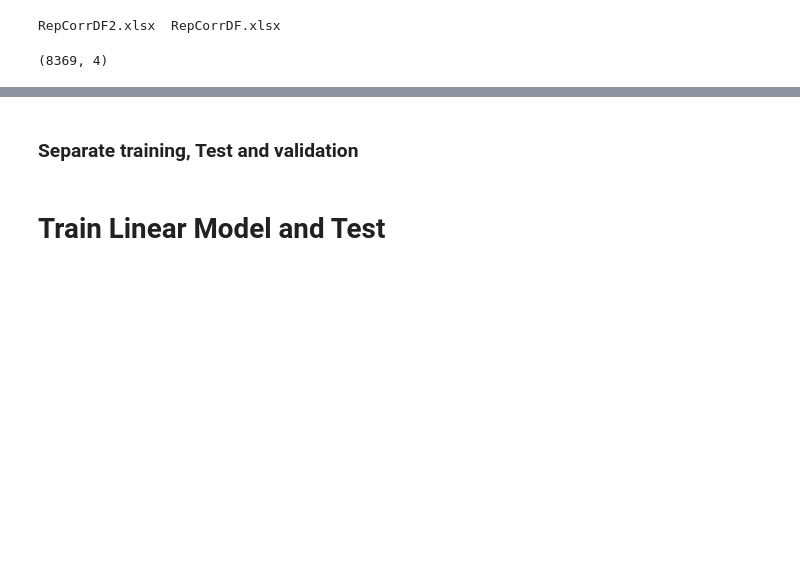
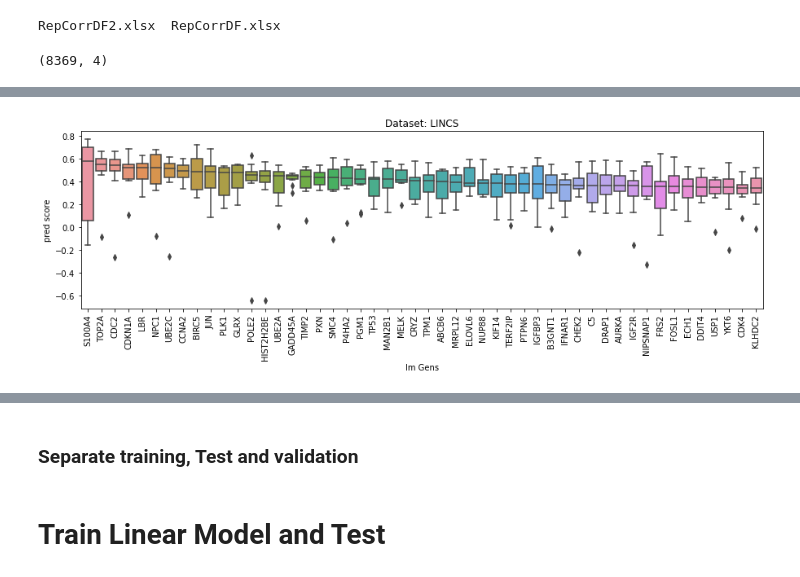
Before and after one commit to broadinstitute/2018_04_20_Rosetta, a Jupyter notebook: 4-CP-to-single-Gene.ipynb, the cells around one changed output, grey strips where cells are left out. Cells and saved outputs as stored; diff of their text form; code cells hidden in the pictures; blank space fills up the shorter version.

```diff
--- a/4-CP-to-single-Gene.ipynb
+++ b/4-CP-to-single-Gene.ipynb
@@ -262,0 +220,37 @@ l1k.groupby([pertColName]).size().median()
+# %%
+k_fold=20
+pred_df=pd.DataFrame(index=range(k_fold),columns=l1k_features)
+for l in l1k_features:
+    scores=lasso_cv(cp[cp_features],l1k[l],k_fold)
+    pred_df[l]=scores
+
+########################### mapping prob_ids to genes names
+meta=pd.read_csv("/home/ubuntu/bucket/projects/2018_04_20_Rosetta/workspace/metadata/affy_probe_gene_mapping.txt",delimiter="\t",header=None, names=["probe_id", "gene"])
+meta_gene_probID=meta.set_index('probe_id')
+d = dict(zip(meta_gene_probID.index, meta_gene_probID['gene']))
+pred_df = pred_df.rename(columns=d)
+
+########################### plot prediction scores sorted by the median across all folds scores
+sorted_gene_mean_scores=pred_df.median().reset_index().sort_values(by=[0],ascending=False)
+highPredDF=pd.melt(pred_df[sorted_gene_mean_scores[0:50]['index'].values.tolist()]).rename(columns={'variable':'lm Gens','value':'pred score'})
+
+f, axes = plt.subplots(figsize=(15,4))
+axes.set_title("Dataset: "+dataset)
+sns.boxplot(x="lm Gens", y="pred score", data=highPredDF,ax=axes)
+axes.set_xticklabels(axes.get_xticklabels(),rotation=90,fontsize=10);
+axes.set_ylim(-1, 1)
+
+
+########################### evluation based on Correlation with protein abundance
+prot_gen_cor=pd.read_csv('/home/ubuntu/bucket/projects/2018_04_20_Rosetta/workspace/metadata/proteome-transcriptome-abundance/Table_EV2_corrs.csv',index_col='Unnamed: 0')
+# sorted_gene_mean_scores=pred_df.median().reset_index().sort_values(by=[0],ascending=False)
+common_genes=list(set(sorted_gene_mean_scores['index'].values) & set(prot_gen_cor.index))
+
+sorted_gene_mean_scores2=sorted_gene_mean_scores.set_index('index')
+pred_eval_df=pd.concat([prot_gen_cor.loc[common_genes,:], sorted_gene_mean_scores2.loc[common_genes,:]], axis=1)
+pred_eval_cc=scipy.stats.pearsonr(np.squeeze(pred_eval_df["corr1"].values), np.squeeze(pred_eval_df[0].values))[0]
+axes.set_title("Dataset: "+dataset+"  , eval metric: "+str(np.round(pred_eval_cc,3)));
+
+########################## Save prediction score results
+filename='../../results/SingleGenePred/scores.xlsx'
+saveAsNewSheetToExistingFile(filename,sorted_gene_mean_scores.rename(columns={'index':'lm_Gens',0:'pred_score'}),'Lasso-'+dataset)
@@ -262,0 +269,10 @@ l1k.groupby([pertColName]).size().median()
+# %%
+sorted_gene_mean_scores=pred_df.median().reset_index().sort_values(by=[0],ascending=False)
+highPredDF=pd.melt(pred_df[sorted_gene_mean_scores[0:50]['index'].values.tolist()]).rename(columns={'variable':'lm Gens','value':'pred score'})
+
+f, axes = plt.subplots(figsize=(15,4))
+axes.set_title("Dataset: "+dataset)
+sns.boxplot(x="lm Gens", y="pred score", data=highPredDF,ax=axes)
+axes.set_xticklabels(axes.get_xticklabels(),rotation=90,fontsize=10);
+# %% [output]
+[figure, added]
```
Also changed, not shown: parts of 35 cells of this notebook, 3 other files.
